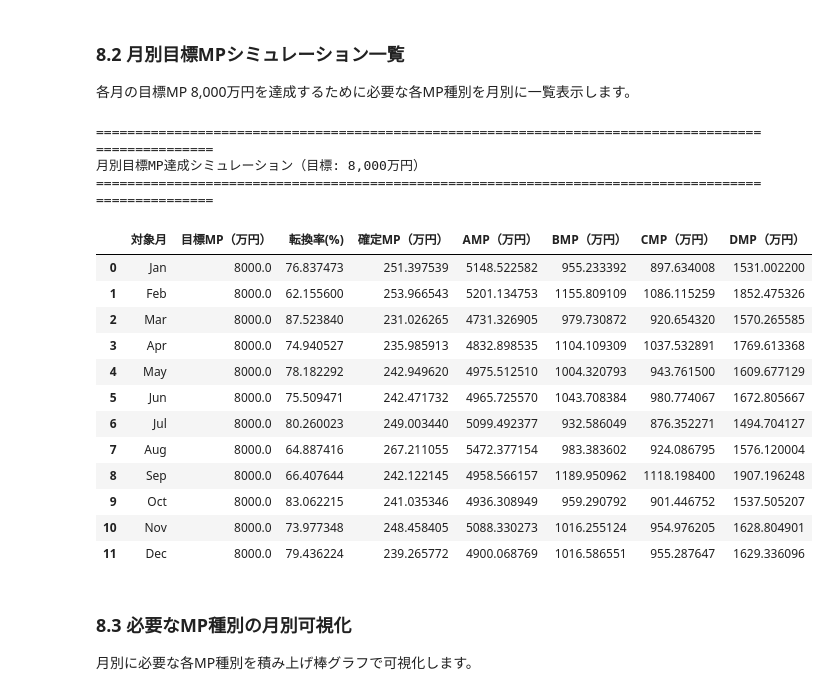
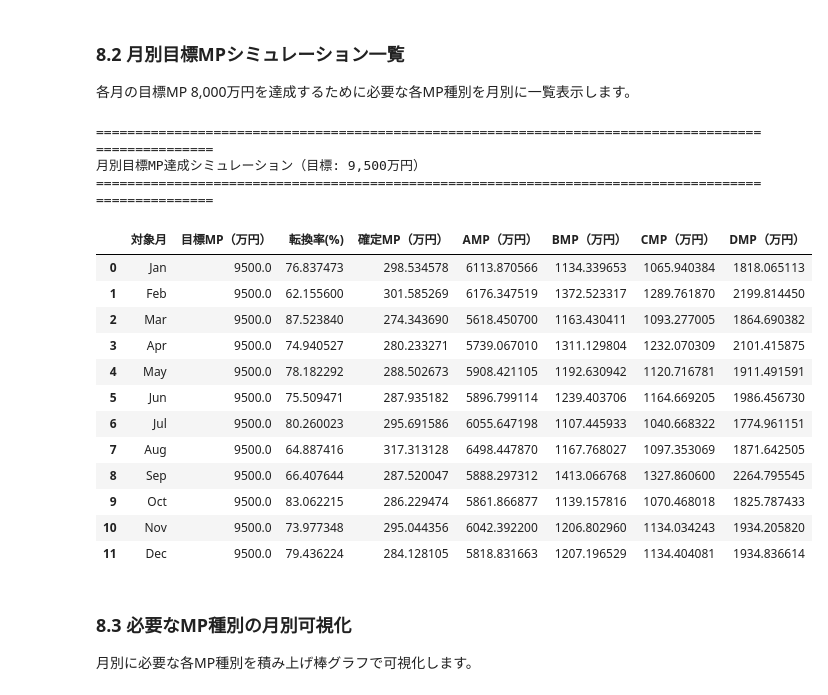
Before and after one commit to goto-a-toast/MP_monthly_pred_from_stock, a Jupyter notebook: mp_monthly_prediction_model_v4.ipynb, the cells around one changed output. Saved outputs shown, nothing was run; the diff lists cells and outputs as text; code cells hidden in the pictures.

```diff
--- a/mp_monthly_prediction_model_v4.ipynb
+++ b/mp_monthly_prediction_model_v4.ipynb
@@ -703,48 +703,48 @@ AMP:                        5,201 万円
 各月の目標MP 8,000万円を達成するために必要な各MP種別を月別に一覧表示します。
 # %%
 # 全12ヶ月分のシミュレーション
-target_mp = 80000000  # 8,000万円
+target_mp = 95000000  # 8,000万円
 mn = ['', 'Jan', 'Feb', 'Mar', 'Apr', 'May', 'Jun',
       'Jul', 'Aug', 'Sep', 'Oct', 'Nov', 'Dec']
 
 monthly_simulation_results = []
 
 for target_month in range(1, 13):
     result = simulator.simulate_target(target_mp, target_month)
     monthly_simulation_results.append({
         '対象月': mn[target_month],
         '目標MP（万円）': result['target_mp'] / 10000,
         '転換率(%)': result['conversion_rate'],
         '確定MP（万円）': result['required_kakutei'] / 10000,
         'AMP（万円）': result['required_amp'] / 10000,
         'BMP（万円）': result['required_bmp'] / 10000,
         'CMP（万円）': result['required_cmp'] / 10000,
         'DMP（万円）': result['required_dmp'] / 10000
     })
 
 # DataFrameに変換して表示
 monthly_sim_df = pd.DataFrame(monthly_simulation_results)
 print('\n' + '='*100)
 print(f'月別目標MP達成シミュレーション（目標: {target_mp/10000:,.0f}万円）')
 print('='*100)
 display(monthly_sim_df)
 # %% [output]
 ====================================================================================================
-月別目標MP達成シミュレーション（目標: 8,000万円）
+月別目標MP達成シミュレーション（目標: 9,500万円）
 ====================================================================================================
 |  | 対象月 | 目標MP（万円） | 転換率(%) | 確定MP（万円） | AMP（万円） | BMP（万円） | CMP（万円） | DMP（万円） |
-| 0 | Jan | 8000.0 | 76.837473 | 251.397539 | 5148.522582 | 955.233392 | 897.634008 | 1531.002200 |
-| 1 | Feb | 8000.0 | 62.155600 | 253.966543 | 5201.134753 | 1155.809109 | 1086.115259 | 1852.475326 |
-| 2 | Mar | 8000.0 | 87.523840 | 231.026265 | 4731.326905 | 979.730872 | 920.654320 | 1570.265585 |
-| 3 | Apr | 8000.0 | 74.940527 | 235.985913 | 4832.898535 | 1104.109309 | 1037.532891 | 1769.613368 |
-| 4 | May | 8000.0 | 78.182292 | 242.949620 | 4975.512510 | 1004.320793 | 943.761500 | 1609.677129 |
-| 5 | Jun | 8000.0 | 75.509471 | 242.471732 | 4965.725570 | 1043.708384 | 980.774067 | 1672.805667 |
-| 6 | Jul | 8000.0 | 80.260023 | 249.003440 | 5099.492377 | 932.586049 | 876.352271 | 1494.704127 |
-| 7 | Aug | 8000.0 | 64.887416 | 267.211055 | 5472.377154 | 983.383602 | 924.086795 | 1576.120004 |
-| 8 | Sep | 8000.0 | 66.407644 | 242.122145 | 4958.566157 | 1189.950962 | 1118.198400 | 1907.196248 |
-| 9 | Oct | 8000.0 | 83.062215 | 241.035346 | 4936.308949 | 959.290792 | 901.446752 | 1537.505207 |
-| 10 | Nov | 8000.0 | 73.977348 | 248.458405 | 5088.330273 | 1016.255124 | 954.976205 | 1628.804901 |
-| 11 | Dec | 8000.0 | 79.436224 | 239.265772 | 4900.068769 | 1016.586551 | 955.287647 | 1629.336096 |
+| 0 | Jan | 9500.0 | 76.837473 | 298.534578 | 6113.870566 | 1134.339653 | 1065.940384 | 1818.065113 |
+| 1 | Feb | 9500.0 | 62.155600 | 301.585269 | 6176.347519 | 1372.523317 | 1289.761870 | 2199.814450 |
+| 2 | Mar | 9500.0 | 87.523840 | 274.343690 | 5618.450700 | 1163.430411 | 1093.277005 | 1864.690382 |
+| 3 | Apr | 9500.0 | 74.940527 | 280.233271 | 5739.067010 | 1311.129804 | 1232.070309 | 2101.415875 |
+| 4 | May | 9500.0 | 78.182292 | 288.502673 | 5908.421105 | 1192.630942 | 1120.716781 | 1911.491591 |
+| 5 | Jun | 9500.0 | 75.509471 | 287.935182 | 5896.799114 | 1239.403706 | 1164.669205 | 1986.456730 |
+| 6 | Jul | 9500.0 | 80.260023 | 295.691586 | 6055.647198 | 1107.445933 | 1040.668322 | 1774.961151 |
+| 7 | Aug | 9500.0 | 64.887416 | 317.313128 | 6498.447870 | 1167.768027 | 1097.353069 | 1871.642505 |
+| 8 | Sep | 9500.0 | 66.407644 | 287.520047 | 5888.297312 | 1413.066768 | 1327.860600 | 2264.795545 |
+| 9 | Oct | 9500.0 | 83.062215 | 286.229474 | 5861.866877 | 1139.157816 | 1070.468018 | 1825.787433 |
+| 10 | Nov | 9500.0 | 73.977348 | 295.044356 | 6042.392200 | 1206.802960 | 1134.034243 | 1934.205820 |
+| 11 | Dec | 9500.0 | 79.436224 | 284.128105 | 5818.831663 | 1207.196529 | 1134.404081 | 1934.836614 |
 # %% [markdown]
 ### 8.3 必要なMP種別の月別可視化
 
```
Also changed, not shown: parts of 2 cells of this notebook.
